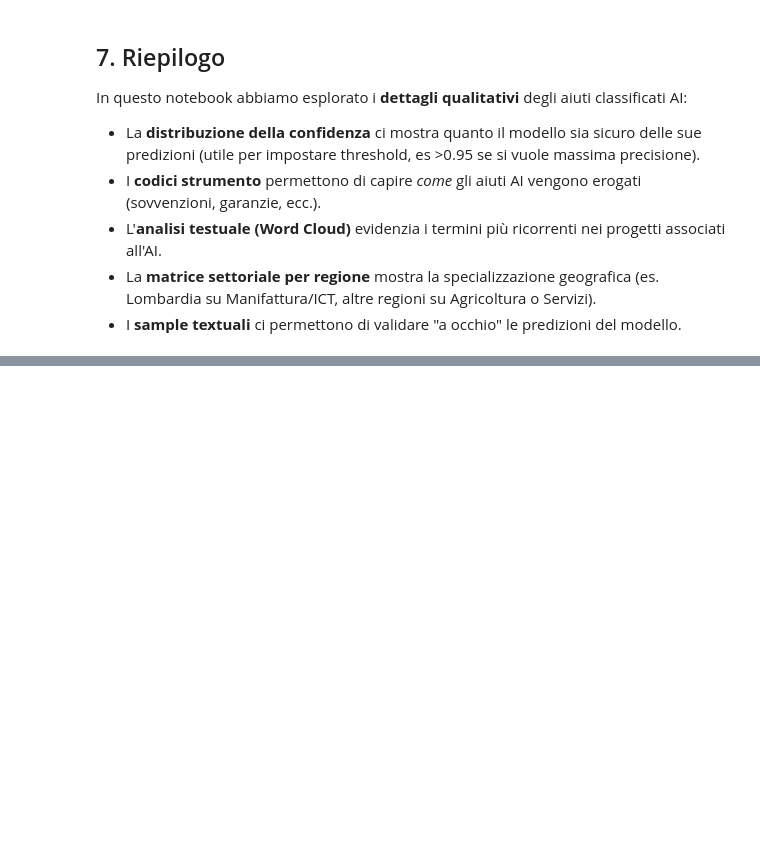
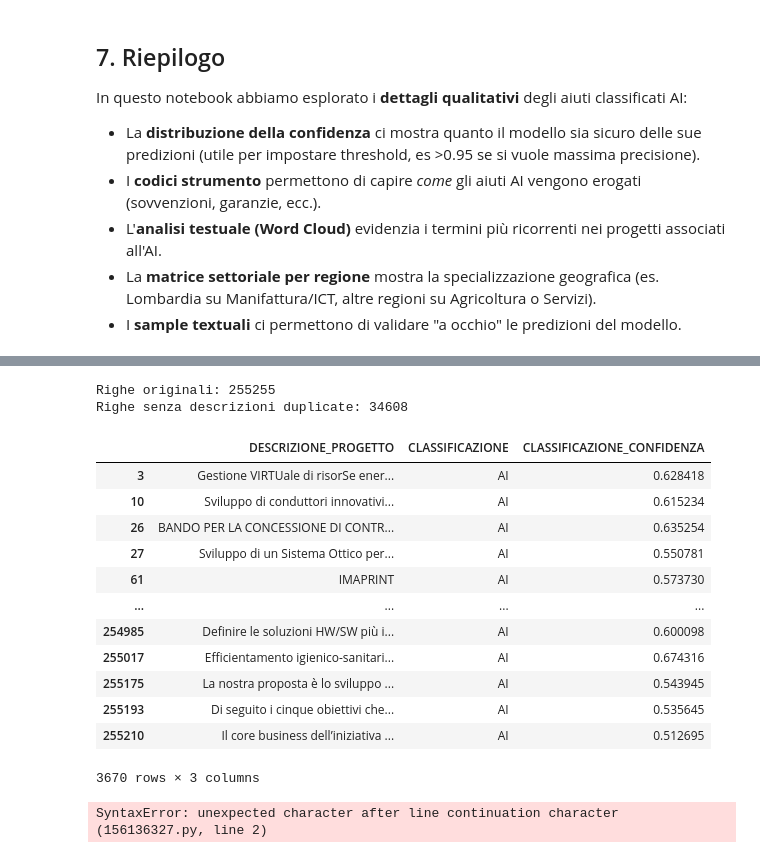
Before and after one commit to Vinello28/open-data-analytics, a Jupyter notebook: notebooks/03_analisi_qualitativa.ipynb, the cells around one changed output, grey strips where cells are left out. Saved outputs shown, nothing was run; the diff lists cells and outputs as text; code cells hidden in the pictures; blank space fills up the shorter version.

```diff
--- a/notebooks/03_analisi_qualitativa.ipynb
+++ b/notebooks/03_analisi_qualitativa.ipynb
@@ -297,0 +331,41 @@ In questo notebook abbiamo esplorato i **dettagli qualitativi** degli aiuti clas
+# %%
+df_uniche = df_test.drop_duplicates(subset=['DESCRIZIONE_PROGETTO'])
+# Mostra quante righe c'erano e quante ne restano
+print(f"Righe originali: {len(df_test)}")
+print(f"Righe senza descrizioni duplicate: {len(df_uniche)}")
+
+low_confidence_mask = df_uniche['CLASSIFICAZIONE_CONFIDENZA'] < 0.7
+# Selezioniamo nello specifico le descrizioni, l'effettiva label assegnata e la confidenza
+cols_to_show = ['DESCRIZIONE_PROGETTO', 'CLASSIFICAZIONE', 'CLASSIFICAZIONE_CONFIDENZA']
+# Applichiamo il filtro al dataframe
+df_low_confidence = df_uniche.loc[low_confidence_mask, cols_to_show]
+# Mostriamo a schermo i risultati
+display(df_low_confidence)
+# %% [output]
+Righe originali: 255255
+Righe senza descrizioni duplicate: 34608
+|  | DESCRIZIONE_PROGETTO | CLASSIFICAZIONE | CLASSIFICAZIONE_CONFIDENZA |
+| 3 | Gestione VIRTUale di risorSe ener... | AI | 0.628418 |
+| 10 | Sviluppo di conduttori innovativi... | AI | 0.615234 |
+| 26 | BANDO PER LA CONCESSIONE DI CONTR... | AI | 0.635254 |
+| 27 | Sviluppo di un Sistema Ottico per... | AI | 0.550781 |
+| 61 | IMAPRINT | AI | 0.573730 |
+| ... | ... | ... | ... |
+| 254985 | Definire le soluzioni HW/SW più i... | AI | 0.600098 |
+| 255017 | Efficientamento igienico-sanitari... | AI | 0.674316 |
+| 255175 | La nostra proposta è lo sviluppo ... | AI | 0.543945 |
+| 255193 | Di seguito i cinque obiettivi che... | AI | 0.535645 |
+| 255210 | Il core business dell’iniziativa ... | AI | 0.512695 |
+3670 rows × 3 columns
+# %%
+# Esportazione del dataframe in formato CSV (solo record AI)\n
+cols_to_export = ['DESCRIZIONE_PROGETTO', 'CLASSIFICAZIONE', 'CLASSIFICAZIONE_CONFIDENZA']
+
+# Filtro esplicito per la classificazione AI nel caso ci fossero altri record
+df_ai_export = df_uniche[df_uniche['CLASSIFICAZIONE'] == 'AI'][cols_to_export]
+
+output_path = DATA_DIR / 'ai_records_export.csv'
+df_ai_export.to_csv(output_path, index=False)
+print(f"Esportazione completata: {len(df_ai_export)} record salvati in {output_path}")
+# %% [output]
+SyntaxError: unexpected character after line continuation character (156136327.py, line 2)
```
Also changed, not shown: parts of 7 cells of this notebook, 2 other files.
